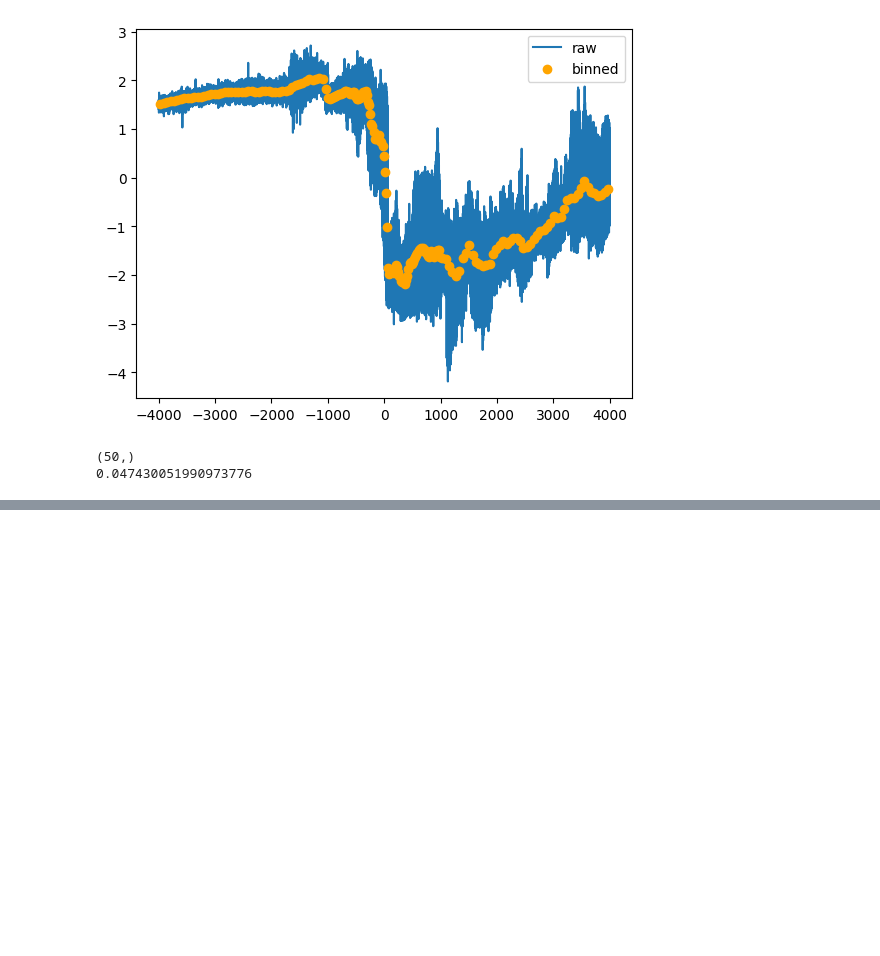
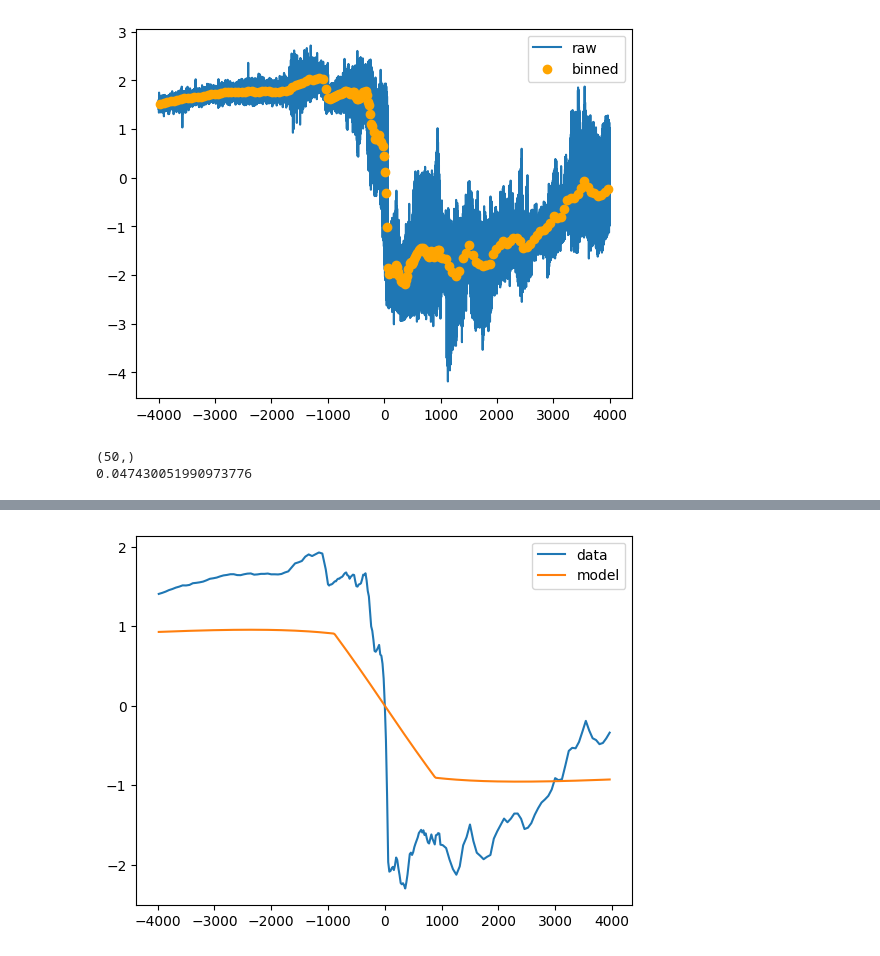
Before and after one commit to tfhinton/Ridgecrest-2019, a Jupyter notebook: scripts/profiles.ipynb, the cells around one changed output, grey strips where cells are left out. Drawn from its saved outputs; the diff is of its cells as text; code cells hidden in the pictures; blank space fills up the shorter version.

```diff
--- a/scripts/profiles.ipynb
+++ b/scripts/profiles.ipynb
@@ -15,7 +15,7 @@ multi, faults, datasets, trans = pickle.load(open(f"../results/inversion_results
 csi = CSIWrapper(multi, faults, datasets, trans)
 # res = h5py.File(f"../results/inversion_results/{dirname}/outputs/step_final.h5", "r")
 # %%
-profiles, vertical_profiles = csi.gen_profiles(half_length=4.)
+profiles, vertical_profiles = csi.gen_profiles(half_length=4., )
 # %%
 pid = 5
 v = vertical_profiles[pid]
@@ -134,8 +160,11 @@ inversion.diagnostics()
 # %%
-model.slips[:3] = [-0.16, -5.73, -0.03]
-model.dz_half_width = 88.
-model.modulus_ratio = 0.16
+# model.slips[:3] = [-1.9, -10., -9.9]
+model.slips[:3] = [0, 0, 0]
+model.dz_half_width = 890.
+model.modulus_ratio = 0.081
 plt.plot(profile.xs, data, label="data")
 plt.plot(profile.xs, model.run(profile.xs).sol, label="model")
 plt.legend()
 plt.show()
+# %% [output]
+[figure, added]
```
Also changed, not shown: parts of 3 cells of this notebook, 1 other file.
